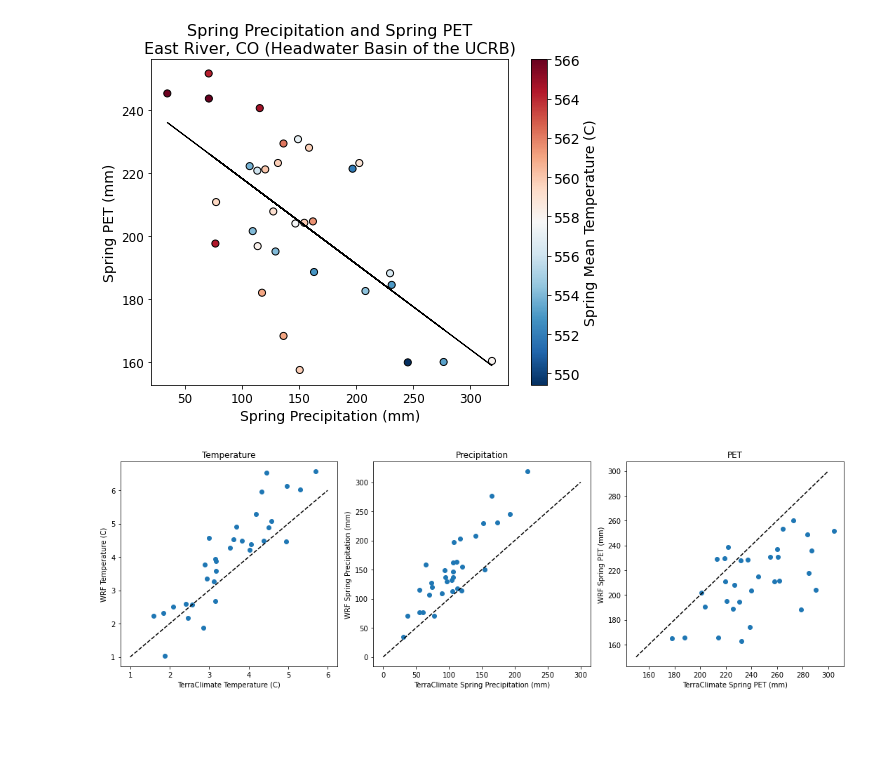
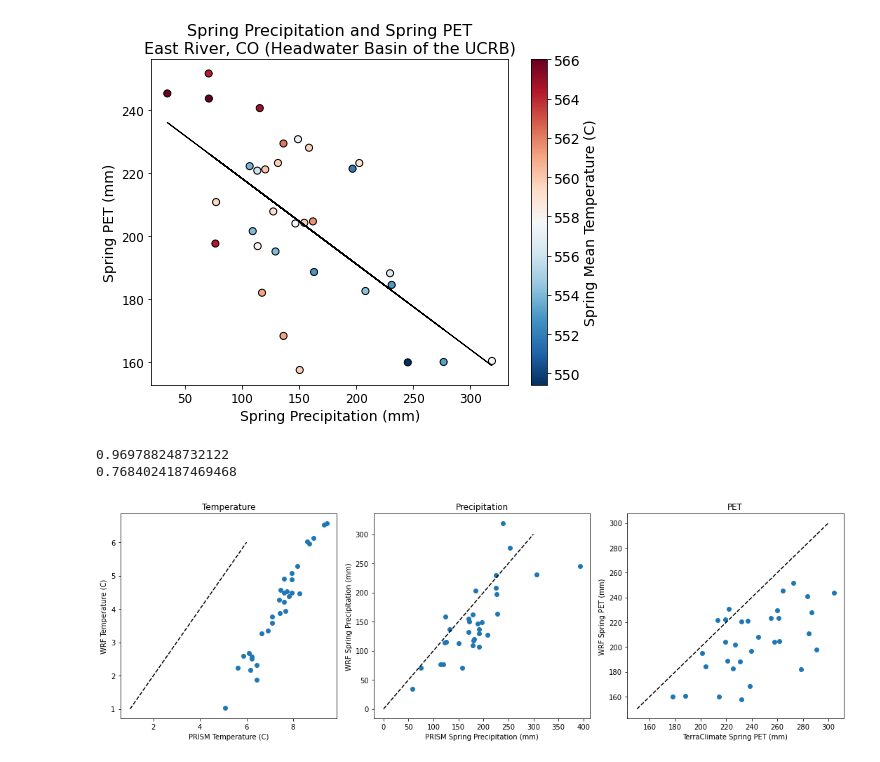
Before and after one commit to dlhogan97/Spring-Precipitation-Effect-CO-River, a Jupyter notebook: notebooks/Upper_CO_Analysis/notebooks/ucr_basin_et.ipynb, the cells around one changed output. Drawn from its saved outputs; the diff is of its cells as text; code cells hidden in the pictures; blank space fills up the shorter version.

```diff
--- a/notebooks/Upper_CO_Analysis/notebooks/ucr_basin_et.ipynb
+++ b/notebooks/Upper_CO_Analysis/notebooks/ucr_basin_et.ipynb
@@ -17,7 +18,7 @@ ucrb_boundary=ucrb_boundary.to_crs(lcc_proj)
 
 hcdn_boundaries = gpd.read_file('../data/geodata/basin_station_sntl.json')
 hcdn_boundaries=hcdn_boundaries.set_crs(epsg=32613,allow_override=True)
-hcdn_boundaries=hcdn_boundaries.to_crs(4326)
+hcdn_boundaries_4326=hcdn_boundaries.to_crs(4326)
 # %% [markdown]
 # Pull in Terraclime data
 # %%
@@ -94,10 +105,3 @@ pet_ds_masked_ucrb.pevap.isel(time=7).plot()
 # %% [output]
 <matplotlib.collections.QuadMesh at 0x...>
 [figure]
-# %%
-lcc_proj = "+proj=lcc +lat_0=50 +lon_0=-107 +lat_1=50 +lat_2=50 +x_0=5632642.22547 +y_0=4612545.65137 +datum=WGS84 +units=m +no_defs" #my custom CRS
-ucrb_boundary = gpd.read_file('../basin_characteristics/Upper_Colorado_River_Basin_Boundary.json')
-ucrb_boundary=ucrb_boundary.to_crs(lcc_proj)
-
-hcdn_boundaries = gpd.read_file('../data/geodata/basin_station_sntl.json')
-hcdn_boundaries=hcdn_boundaries.to_crs(lcc_proj)
@@ -175,20 +212,20 @@ Processing year 2018...
 Processing year 2019...
 Processing year 2020...
 # %%
-df.to_csv('../data/etdata/east_river_pet_wrf.csv')
-# df = pd.read_csv('../data/etdata/east_river_pet_wrf.csv', index_col=0)
+# df.to_csv('../data/etdata/east_river_pet_wrf.csv')
+df = pd.read_csv('../data/etdata/east_river_pet_wrf.csv', index_col=0)
 # %% [markdown]
 # Plot PET against Spring P colored by Tmean
 # %%
 tmean_trc = (tmax_trc.tmax + tmin_trc.tmin)/2
 tdiff_trc = tmax_trc.tmax - tmin_trc.tmin
 # %%
-spring_totals_terraclime_pet = pet_trc['pet'].where(pet_trc.time.dt.month.isin([4,5,6])).groupby('time.year').sum('time').sel(year=slice(1987,2020))
-spring_totals_terraclime_ppt = ppt_trc['ppt'].where(ppt_trc.time.dt.month.isin([4,5,6])).groupby('time.year').sum('time').sel(year=slice(1987,2020))
-spring_tmin_terraclime = tmin_trc.tmin.where(tmin_trc.time.dt.month.isin([4,5,6])).groupby('time.year').mean('time').sel(year=slice(1987,2020))
-spring_tmax_terraclime = tmax_trc.tmax.where(tmax_trc.time.dt.month.isin([4,5,6])).groupby('time.year').mean('time').sel(year=slice(1987,2020))
-spring_tmean_terraclime = (tmean_trc.where(tmean_trc.time.dt.month.isin([4,5,6]))).groupby('time.year').mean('time').sel(year=slice(1987,2020))
-spring_tdiff_terraclime = tdiff_trc.where(tdiff_trc.time.dt.month.isin([4,5,6])).groupby('time.year').mean('time').sel(year=slice(1987,2020))
+spring_totals_terraclime_pet = pet_trc['pet'].where(pet_trc.time.dt.month.isin([4,5,6])).groupby('time.year').sum('time').sel(year=slice(1989,2020))
+spring_totals_terraclime_ppt = ppt_trc['ppt'].where(ppt_trc.time.dt.month.isin([4,5,6])).groupby('time.year').sum('time').sel(year=slice(1989,2020))
+spring_tmin_terraclime = tmin_trc.tmin.where(tmin_trc.time.dt.month.isin([4,5,6])).groupby('time.year').mean('time').sel(year=slice(1989,2020))
+spring_tmax_terraclime = tmax_trc.tmax.where(tmax_trc.time.dt.month.isin([4,5,6])).groupby('time.year').mean('time').sel(year=slice(1989,2020))
+spring_tmean_terraclime = (tmean_trc.where(tmean_trc.time.dt.month.isin([4,5,6]))).groupby('time.year').mean('time').sel(year=slice(1989,2020))
+spring_tdiff_terraclime = tdiff_trc.where(tdiff_trc.time.dt.month.isin([4,5,6])).groupby('time.year').mean('time').sel(year=slice(1989,2020))
 
 spring_tmean_terraclime_anomaly = spring_tmean_terraclime - spring_tmean_terraclime.mean('year')
 # %% [markdown]
@@ -295,26 +357,32 @@ ax.tick_params(axis='both', which='major', labelsize=12)
 [figure]
 # %%
 fig, axs = plt.subplots(1,3, figsize=(15,5))
-axs[0].scatter(spring_tmean_terraclime, spring_total_temp['t']-273.15, label='T')
-
+axs[0].scatter(spring_mean_ucrb_temp.sel(year=slice(1989,2020)), spring_total_temp['t']-273.15, label='T')
+# pearson correlation
+r, p = stats.pearsonr(spring_mean_ucrb_temp.sel(year=slice(1989,2020)), spring_total_temp['t']-273.15)
+print(r)
 axs[0].plot([1, 6], [1, 6], 'k--')
-axs[0].set_xlabel('TerraClimate Temperature (C)')
+axs[0].set_xlabel('PRISM Temperature (C)')
 axs[0].set_ylabel('WRF Temperature (C)')
 axs[0].set_title('Temperature')
 
-axs[1].scatter(spring_totals_terraclime_ppt, spring_totals['ppt'])
+axs[1].scatter(east_river_prism_spring_ppt[2:-2], spring_totals['ppt'])
 axs[1].plot([0, 300], [0, 300], 'k--')
-axs[1].set_xlabel('TerraClimate Spring Precipitation (mm)')
+axs[1].set_xlabel('PRISM Spring Precipitation (mm)')
 axs[1].set_ylabel('WRF Spring Precipitation (mm)')
 axs[1].set_title('Precipitation')
-
-axs[2].scatter(spring_totals_terraclime_pet, spring_totals['pet']*3.1)
+# pearson correlation
+r, p = stats.pearsonr(east_river_prism_spring_ppt[2:-2], spring_totals['ppt'])
+print(r)
+axs[2].scatter(spring_totals_terraclime_pet, spring_totals['pet']*3)
 axs[2].plot([150, 300], [150, 300], 'k--')
 axs[2].set_xlabel('TerraClimate Spring PET (mm)')
 axs[2].set_ylabel('WRF Spring PET (mm)')
 axs[2].set_title('PET')
 
 # make the plot look nice
 plt.tight_layout()
 # %% [output]
+0.969788248732122
+0.7684024187469468
-[figure, old version]
+[figure, new version]
```
Also changed, not shown: parts of 11 cells of this notebook, 6 other files.
